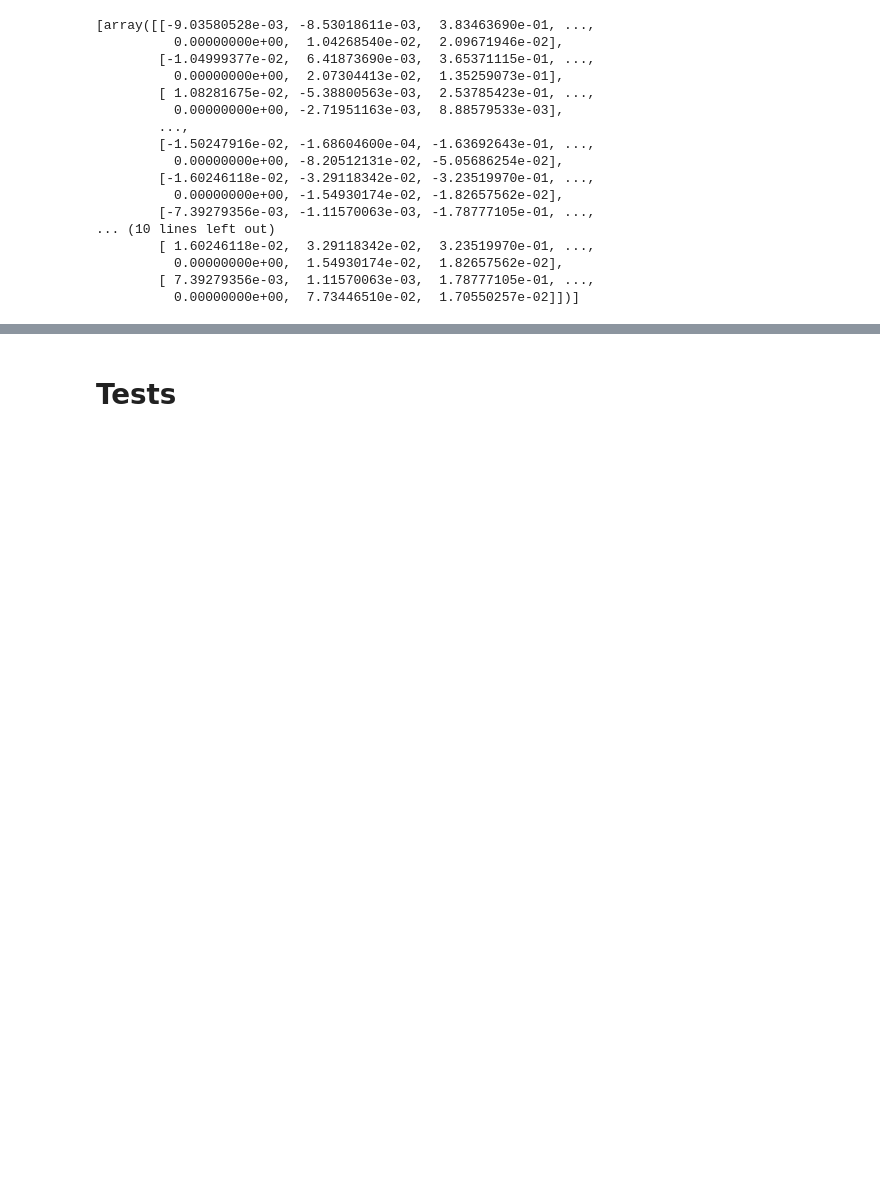
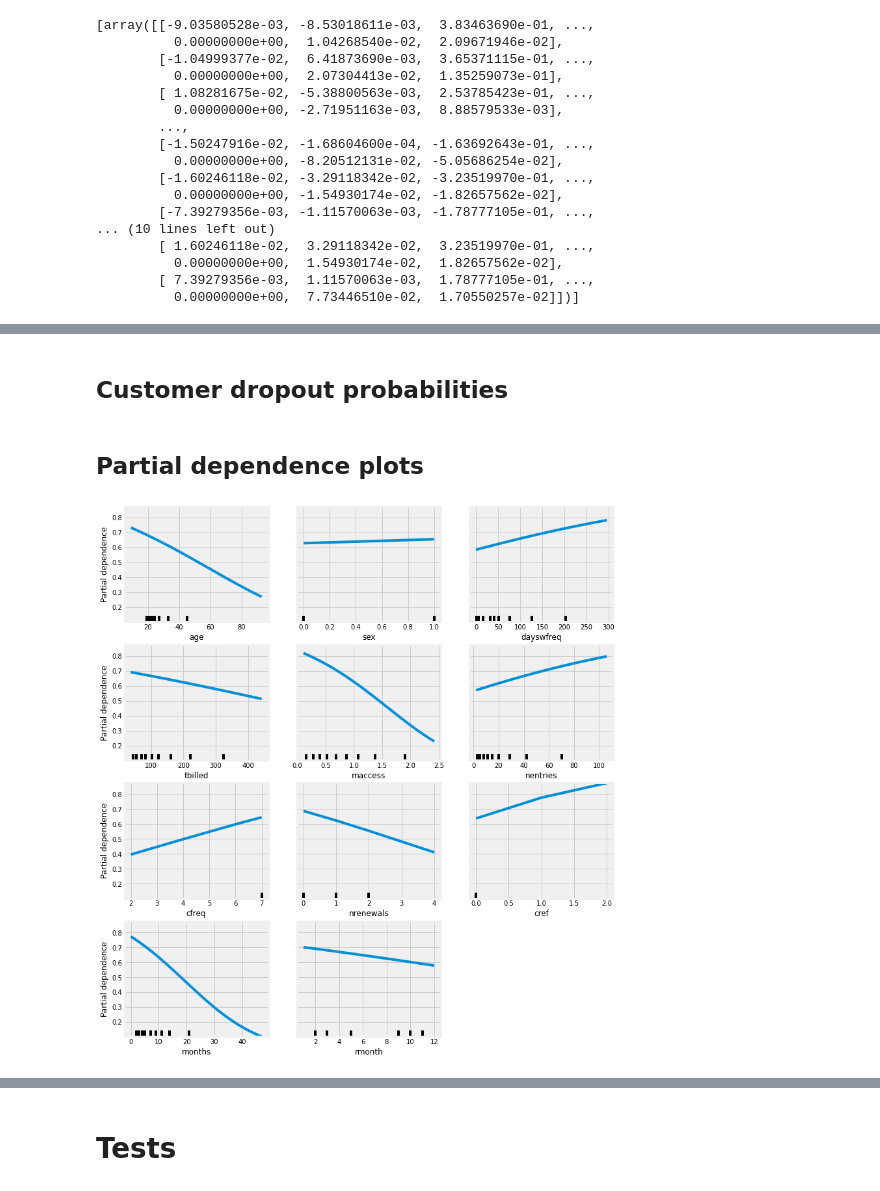
Before and after one commit to pesobreiro/dropoutPredFitness, a Jupyter notebook: 7.dropoutPrediction.ipynb, the cells around one changed output, grey strips where cells are left out. Drawn from its saved outputs; the diff is of its cells as text; code cells hidden in the pictures; blank space fills up the shorter version.

```diff
--- a/7.dropoutPrediction.ipynb
+++ b/7.dropoutPrediction.ipynb
@@ -1100,3 +1126,13 @@ from sklearn import tree
 fig, axes = plt.subplots(nrows = 1,ncols = 1,figsize = (4,4), dpi=600)
 tree.plot_tree(model_dtc,max_depth=3,feature_names=X_test.columns, class_names=['0','1'],filled=True);
 fig.savefig('trees/dtree_dtc_arvore.png')
+# %% [markdown]
+## Customer dropout probabilities
+# %% [markdown]
+## Partial dependence plots
+# %%
+plt.rcParams['figure.figsize'] = [12, 15]
+# %%
+plot_partial_dependence(model_lr, X, X.columns,target=1);
+# %% [output]
+[figure, added]
```
Also changed, not shown: parts of 17 cells of this notebook, 1 other file.
